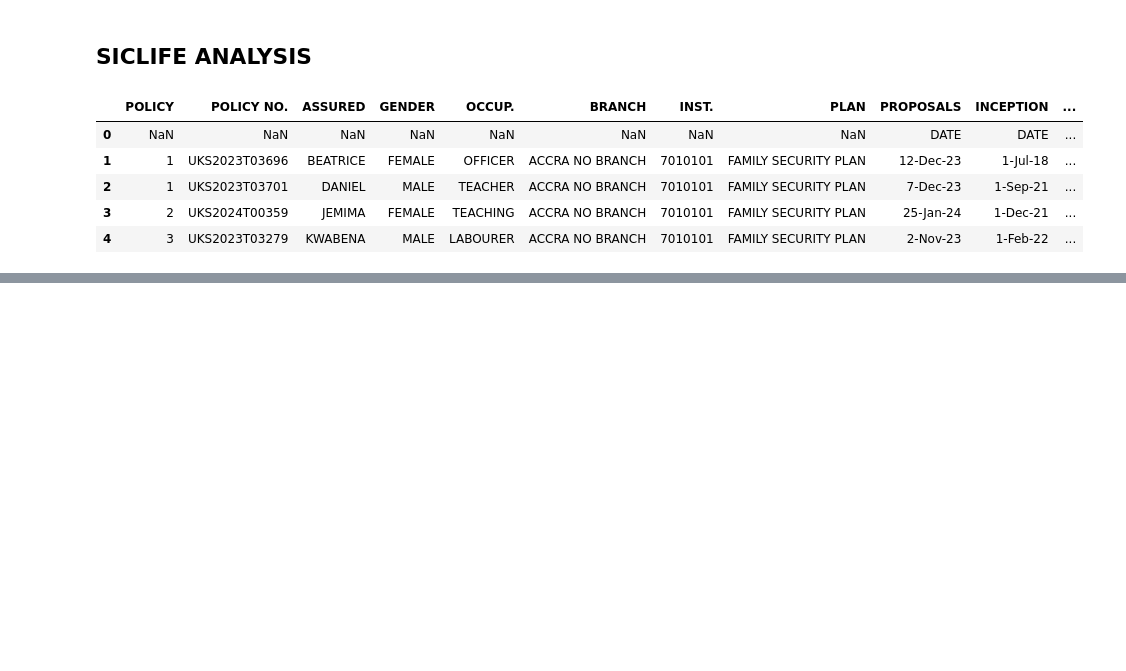
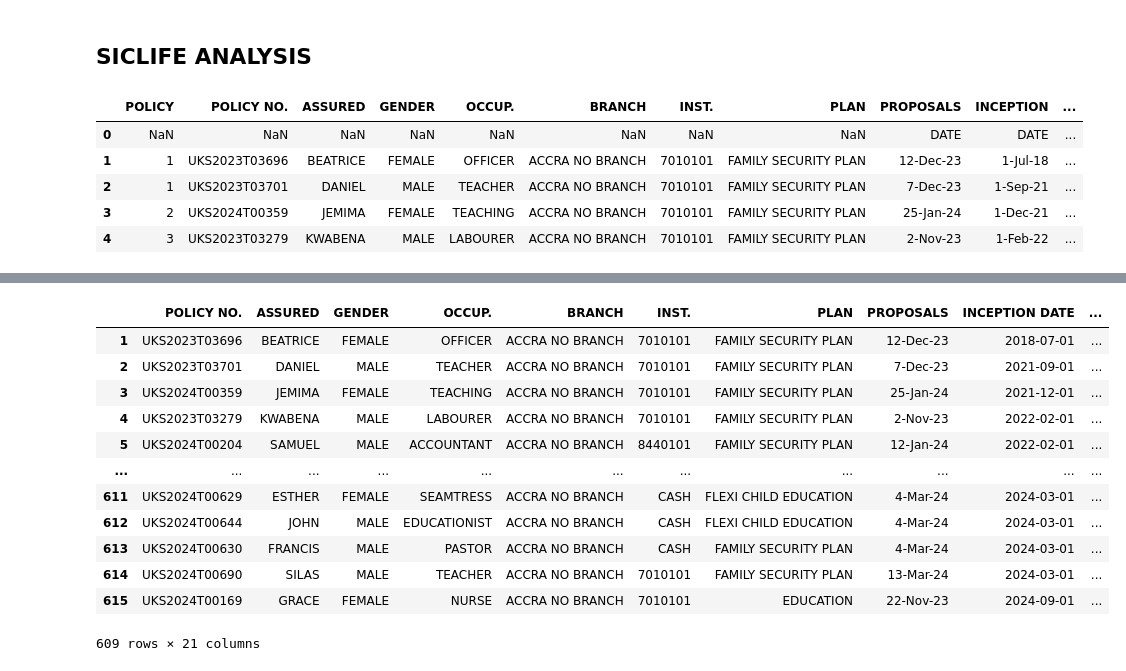
Before and after one commit to jnopareboateng/ml-library, a Jupyter notebook: Insurance/SIC preprocessing.ipynb, the cells around one changed output, grey strips where cells are left out. Drawn from its saved outputs; the diff is of its cells as text; code cells hidden in the pictures; blank space fills up the shorter version.

```diff
--- a/Insurance/SIC preprocessing.ipynb
+++ b/Insurance/SIC preprocessing.ipynb
@@ -129,3 +160,25 @@ plt.show()
+# %%
+# Create policy duration category
+df['POLICY_DURATION_CATEGORY'] = pd.cut(df['POLICY_DURATION'], bins=[0, 5, 10, 20, 50], labels=['<5 years', '5-10 years', '10-20 years', '>20 years'])
+# Create age group categories
+bins = [0, 18, 30, 45, 60, 100]
+labels = ['<18', '18-30', '30-45', '45-60', '>60']
+df['AGE_GROUP'] = pd.cut(df['AGE'], bins=bins, labels=labels, right=False)
+df
+# %% [output]
+|  | POLICY NO. | ASSURED | GENDER | OCCUP. | BRANCH | INST. | PLAN | PROPOSALS | INCEPTION DATE | ... |
+| 1 | UKS2023T03696 | BEATRICE | FEMALE | OFFICER | ACCRA NO BRANCH | 7010101 | FAMILY SECURITY PLAN | 12-Dec-23 | 2018-07-01 | ... |
+| 2 | UKS2023T03701 | DANIEL | MALE | TEACHER | ACCRA NO BRANCH | 7010101 | FAMILY SECURITY PLAN | 7-Dec-23 | 2021-09-01 | ... |
+| 3 | UKS2024T00359 | JEMIMA | FEMALE | TEACHING | ACCRA NO BRANCH | 7010101 | FAMILY SECURITY PLAN | 25-Jan-24 | 2021-12-01 | ... |
+| 4 | UKS2023T03279 | KWABENA | MALE | LABOURER | ACCRA NO BRANCH | 7010101 | FAMILY SECURITY PLAN | 2-Nov-23 | 2022-02-01 | ... |
+| 5 | UKS2024T00204 | SAMUEL | MALE | ACCOUNTANT | ACCRA NO BRANCH | 8440101 | FAMILY SECURITY PLAN | 12-Jan-24 | 2022-02-01 | ... |
+| ... | ... | ... | ... | ... | ... | ... | ... | ... | ... | ... |
+| 611 | UKS2024T00629 | ESTHER | FEMALE | SEAMTRESS | ACCRA NO BRANCH | CASH | FLEXI CHILD EDUCATION | 4-Mar-24 | 2024-03-01 | ... |
+| 612 | UKS2024T00644 | JOHN | MALE | EDUCATIONIST | ACCRA NO BRANCH | CASH | FLEXI CHILD EDUCATION | 4-Mar-24 | 2024-03-01 | ... |
+| 613 | UKS2024T00630 | FRANCIS | MALE | PASTOR | ACCRA NO BRANCH | CASH | FAMILY SECURITY PLAN | 4-Mar-24 | 2024-03-01 | ... |
+| 614 | UKS2024T00690 | SILAS | MALE | TEACHER | ACCRA NO BRANCH | 7010101 | FAMILY SECURITY PLAN | 13-Mar-24 | 2024-03-01 | ... |
+| 615 | UKS2024T00169 | GRACE | FEMALE | NURSE | ACCRA NO BRANCH | 7010101 | EDUCATION | 22-Nov-23 | 2024-09-01 | ... |
+609 rows × 21 columns
 # %%
 # pip install statsmodels
 df['GENDER'] = df['GENDER'].map({'MALE': 1, 'FEMALE': 0})
```
Also changed, not shown: parts of 16 cells of this notebook.
